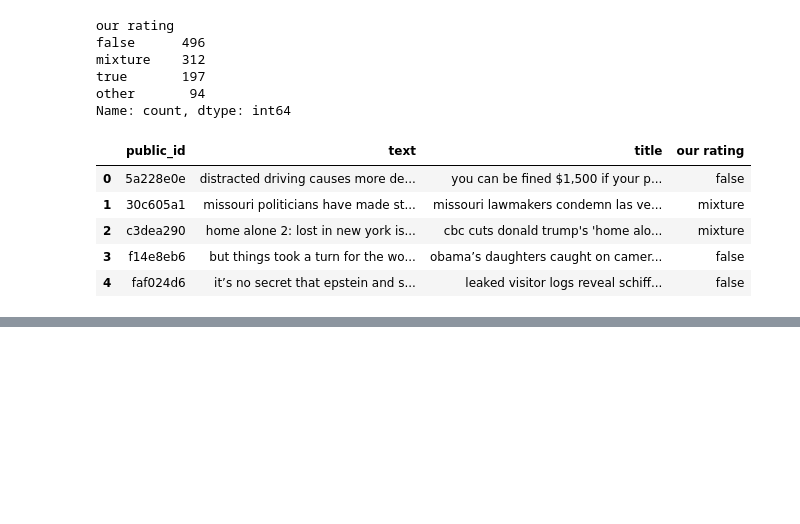
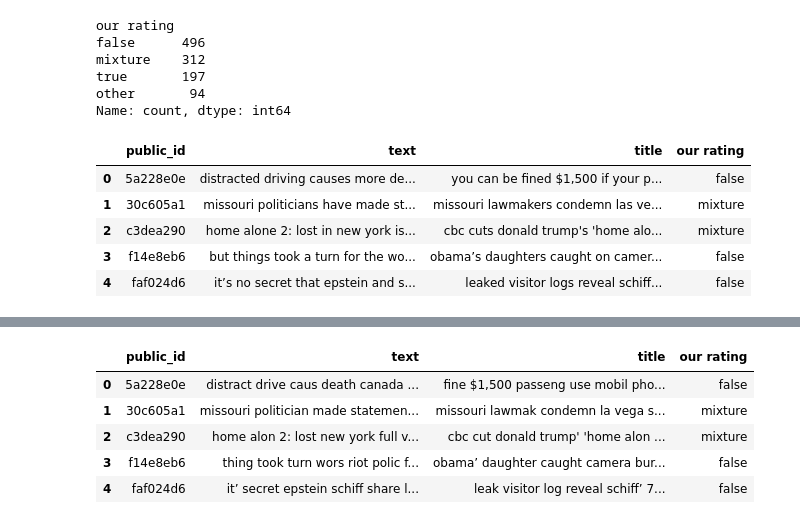
Before and after one commit to dimaland1/MachineLearningProject, a Jupyter notebook: Untitled-1.ipynb, the cells around one changed output, grey strips where cells are left out. Saved outputs shown, nothing was run; the diff lists cells and outputs as text; code cells hidden in the pictures; blank space fills up the shorter version.

```diff
--- a/Untitled-1.ipynb
+++ b/Untitled-1.ipynb
@@ -169,0 +164,15 @@ df['text'][0]
+# %%
+
+# supprimer les 'Stem'
+from nltk.stem import PorterStemmer
+stemmer = PorterStemmer()
+df['title'] = df['title'].apply(lambda x: ' '.join([stemmer.stem(word) for word in x.split()]))
+df['text'] = df['text'].apply(lambda x: ' '.join([stemmer.stem(word) for word in x.split()]))
+df.head()
+# %% [output]
+|  | public_id | text | title | our rating |
+| 0 | 5a228e0e | distract drive caus death canada ... | fine $1,500 passeng use mobil pho... | false |
+| 1 | 30c605a1 | missouri politician made statemen... | missouri lawmak condemn la vega s... | mixture |
+| 2 | c3dea290 | home alon 2: lost new york full v... | cbc cut donald trump' 'home alon ... | mixture |
+| 3 | f14e8eb6 | thing took turn wors riot polic f... | obama’ daughter caught camera bur... | false |
+| 4 | faf024d6 | it’ secret epstein schiff share l... | leak visitor log reveal schiff’ 7... | false |
```
Also changed, not shown: parts of 8 cells of this notebook.
